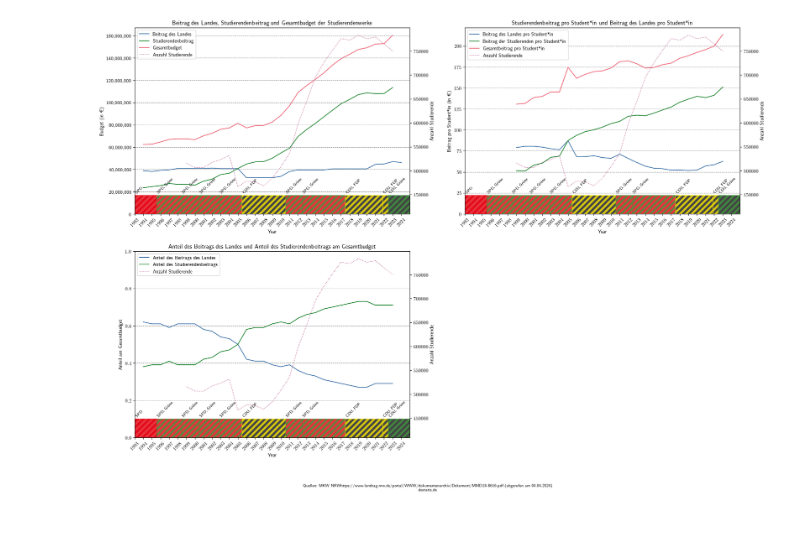
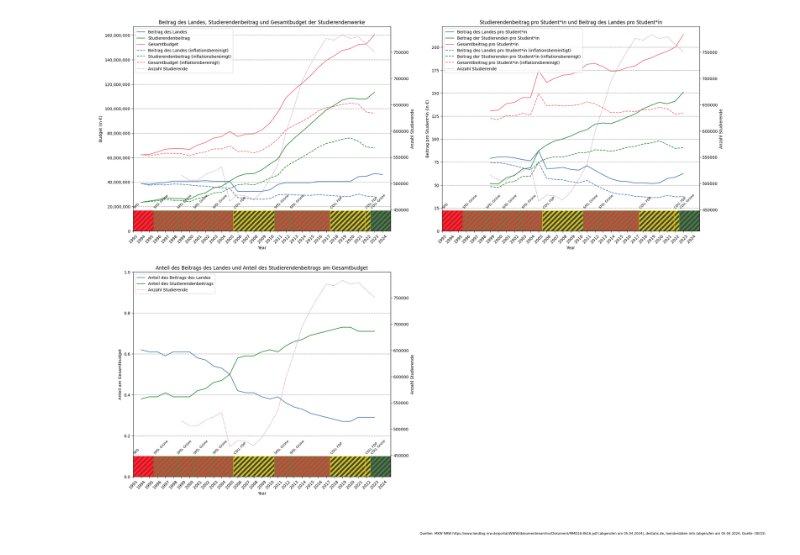
Before and after one commit to cuteredpwnda/visualizations, a Jupyter notebook: Finanzierung_Studierendenwerke/studiwerk_stats.ipynb, the cells around one changed output. Cells and saved outputs as stored; diff of their text form; code cells hidden in the pictures; blank space fills up the shorter version.

Commit message:
add inflation

```diff
--- a/Finanzierung_Studierendenwerke/studiwerk_stats.ipynb
+++ b/Finanzierung_Studierendenwerke/studiwerk_stats.ipynb
@@ -58,6 +62,9 @@ stud_df_raw = pd.read_csv(STUD_CSV, header=None, names=["semester", "anzahl"])
 
 # get Landesregierungs data from wikipedia table
 lr_df = pd.read_html(LR_URL, header=0)[0]
+
+# get inflation from
+inf_df = pd.read_html(INFLATION_URL, header=0)[0]
 # %%
 land_df: pd.DataFrame = dfs[0]
 # convert jahr col to a datetime object
@@ -223,6 +244,13 @@ tr:nth-child(even) {{
     <th>betrag pro studi land</th>
     <th>Land Budget Ratio</th>
     <th>Student Budget Ratio</th>
+    <th>Inflationsrate</th>
+    <th>Gesamtbetrag infl</th>
+    <th>Betrag Land infl</th>
+    <th>Betrag Studis infl</th>
+    <th>Betrag pro Student infl</th>
+    <th>Betrag pro Student Studis infl</th>
+    <th>Betrag pro Student Land infl</th>
   </tr>
   {}
 </table>
@@ -245,6 +273,13 @@ for index, row in df.iterrows():
         <td>{row["betrag pro studi land"]}</td>
         <td>{row["land budget ratio"]}</td>
         <td>{row["student budget ratio"]}</td>
+        <td>{row["inflationsrate"]}</td>
+        <td>{row["gesamtbetrag infl"]}</td>
+        <td>{row["betrag land infl"]}</td>
+        <td>{row["betrag studis infl"]}</td>
+        <td>{row["betrag pro studi infl"]}</td>
+        <td>{row["betrag pro studi studi infl"]}</td>
+        <td>{row["betrag pro studi land infl"]}</td>
     </tr>
     """
 
@@ -256,7 +291,7 @@ max_date = mpl.dates.date2num(df.index.max() + pd.DateOffset(years=1))
 plt.rcParams.update({"hatch.linewidth": 4})
 
 # plot the data
-fig = plt.figure(tight_layout=True, figsize=(22, 15))
+fig = plt.figure(tight_layout=True, figsize=(25, 20))
 
 gs = gridspec.GridSpec(2, 4)
 gs.update(wspace=0.5)
@@ -264,7 +299,8 @@ ax0 = fig.add_subplot(
     gs[0, :2],
 )
 ax1 = fig.add_subplot(gs[0, 2:])
-ax2 = fig.add_subplot(gs[1, :2])
+ax2 = fig.add_subplot(gs[1, :2]) # to the botom left
+
 subplots = [ax0, ax1, ax2]
 # fig, ax0 = plt.subplots(2, 2)
 
@@ -283,6 +319,28 @@ ax0.plot(
 )
 ax0.plot(
     df.index, df["gesamtbetrag"], label="Gesamtbudget", color=vibrant_colors["red"]
+)
+# plot the inflation adjusted budgets as well
+ax0.plot(
+    df.index,
+    df["betrag land infl"],
+    label="Beitrag des Landes (inflationsbereinigt)",
+    color=vibrant_colors["blue"],
+    linestyle="dashed",
+)
+ax0.plot(
+    df.index,
+    df["betrag studis infl"],
+    label="Studierendenbeitrag (inflationsbereinigt)",
+    color=vibrant_colors["green"],
+    linestyle="dashed",
+)
+ax0.plot(
+    df.index,
+    df["gesamtbetrag infl"],
+    label="Gesamtbudget (inflationsbereinigt)",
+    color=vibrant_colors["red"],
+    linestyle="dashed",
 )
 ax0.set_title(
     "Beitrag des Landes, Studierendenbeitrag und Gesamtbudget der Studierendenwerke"
@@ -316,6 +374,28 @@ ax1.plot(
     df["betrag pro studi"],
     label="Gesamtbeitrag pro Student*in",
     color=vibrant_colors["red"],
+)
+# plot the inflation adjusted budgets as well
+ax1.plot(
+    df.index,
+    df["betrag pro studi land infl"],
+    label="Beitrag des Landes pro Student*in (inflationsbereinitigt)",
+    color=vibrant_colors["blue"],
+    linestyle="dashed",
+)
+ax1.plot(
+    df.index,
+    df["betrag pro studi studi infl"],
+    label="Beitrag der Studierenden pro Student*in (inflationsbereinigt)",
+    color=vibrant_colors["green"],
+    linestyle="dashed",
+)
+ax1.plot(
+    df.index,
+    df["betrag pro studi infl"],
+    label="Gesamtbeitrag pro Student*in (inflationsbereinigt)",
+    color=vibrant_colors["red"],
+    linestyle="dashed",
 )
 ax1.set_title(
     "Studierendenbeitrag pro Student*in und Beitrag des Landes pro Student*in"
@@ -352,7 +432,7 @@ ax2.xaxis.set_major_locator(mdates.YearLocator())
 ax2.xaxis.set_major_formatter(mdates.DateFormatter("%Y"))
 ax2.set_ylim(ymin=0, ymax=1)
 
-# plot the number of students over the years into each subplot (ax0, ax1, ax2)
+# plot the number of students over the years into each subplot
 for ax in subplots:
     axt = ax.twinx()
     axt.plot(
@@ -386,41 +466,37 @@ for ax in subplots:
             row["bis"],
             facecolor=fc,
             edgecolor=ec,
             alpha=0.8,
             hatch=r"//",
             ymax=0.1,
         )
         txt_start = (
             row["von"]
             if row["von"] > df.index.min() - pd.DateOffset(years=1)
             else min_date + 0
         )
         ax.text(
             txt_start,
             ax.get_ylim()[1] * 0.11,
             f"{', '.join(row['Regierungsparteien_kurz'])}",
             rotation=45,
             fontsize=8,
             color="black",
         )
 
-
 # add sources to the plot
-plt.rcParams.update(
-    {
-        "text.usetex": True,
-    }
-)
 today = datetime.now().strftime("%d.%m.%Y")
 plt.figtext(
-    0.5,
+    0.99,
     0.01,
-    f"Quellen: MKW NRW{URL} (abgerufen am {today})\ndestatis.de",
-    ha="center",
+    f"Quellen: MKW NRW {URL} (abgerufen am {today}), destatis.de, laenderdaten.info (abgerufen am {today}, Quelle: OECD)",
+    ha="right",
+    va="bottom",
     fontsize=8,
 )
 
 
-plt.savefig("data/budget_plot.png")
+plt.savefig("data/budget_plot_lowres.png", bbox_inches='tight')
+plt.savefig("data/budget_plot.png", bbox_inches='tight', dpi=600)
 # %% [output]
-[figure, old version]
+[figure, new version]
```
Also changed, not shown: parts of 3 cells of this notebook, 3 other files.
